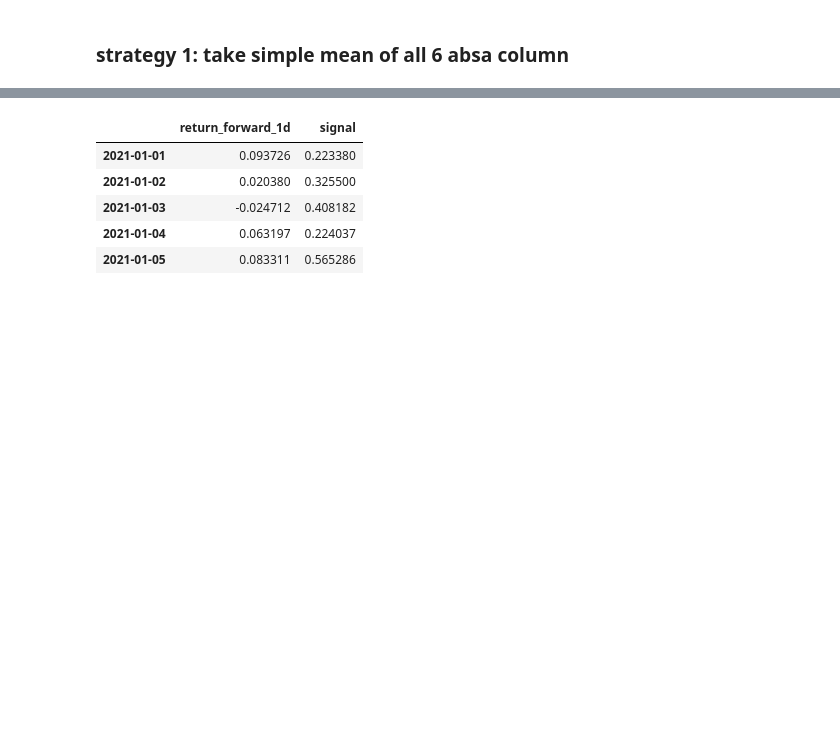
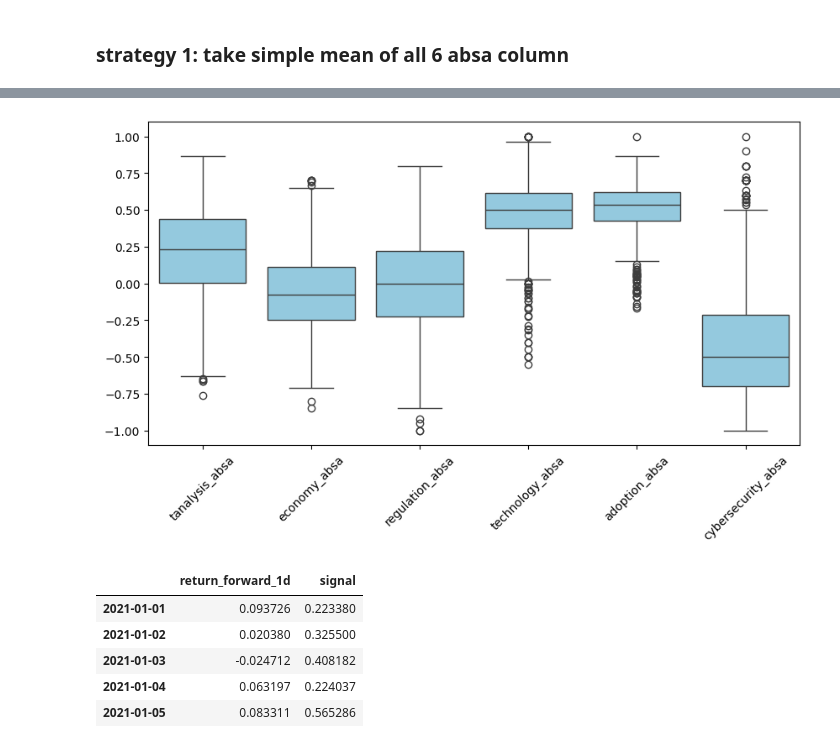
Before and after one commit to alvinku0/Bitcoin-Systematic-Strategies, a Jupyter notebook: crypto_news/strategies_backtesting/alpha_generation_daily_v1.ipynb, the cells around one changed output, grey strips where cells are left out. Cells and saved outputs as stored; diff of their text form; code cells hidden in the pictures; blank space fills up the shorter version.

```diff
--- a/crypto_news/strategies_backtesting/alpha_generation_daily_v1.ipynb
+++ b/crypto_news/strategies_backtesting/alpha_generation_daily_v1.ipynb
@@ -28,3 +41,15 @@ df.head()
+# %%
+# plot the distribution of the columns
+columns = ['tanalysis_absa', 'economy_absa', 'regulation_absa',
+       'technology_absa', 'adoption_absa', 'cybersecurity_absa']
+
+# boxplot
+plt.figure(figsize=(10, 5))
+sns.boxplot(data=df[columns], color='skyblue')
+plt.xticks(rotation=45)
+plt.show()
+# %% [output]
+[figure, added]
 # %%
 cols = ['tanalysis_absa', 'economy_absa', 'regulation_absa', 'technology_absa', 'adoption_absa', 'cybersecurity_absa']
 df['signal'] = df[cols].mean(axis=1)
```
Also changed, not shown: parts of 3 cells of this notebook, 1 other file.
